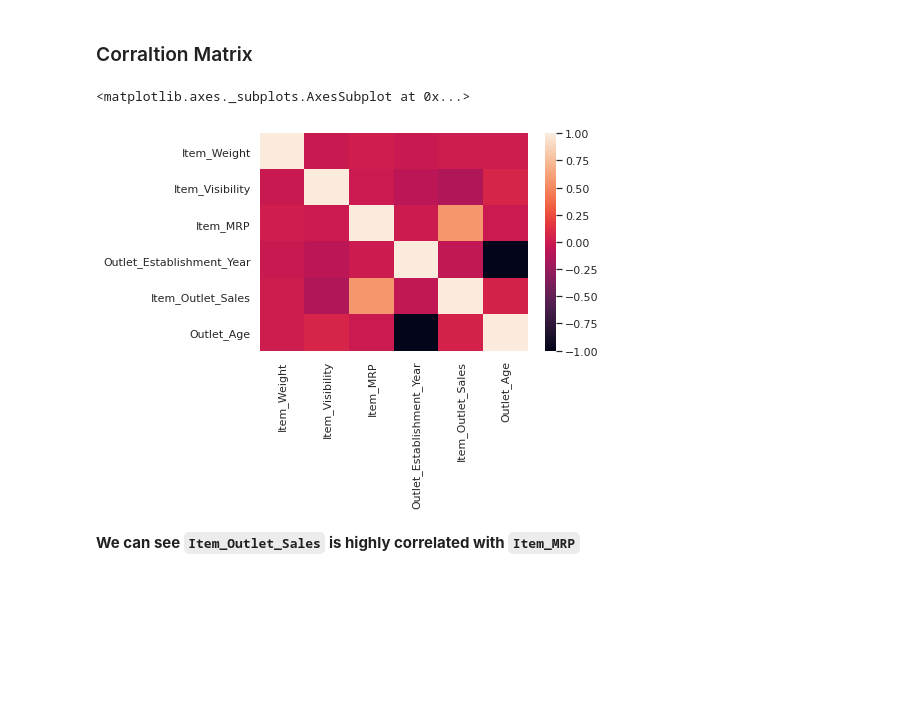
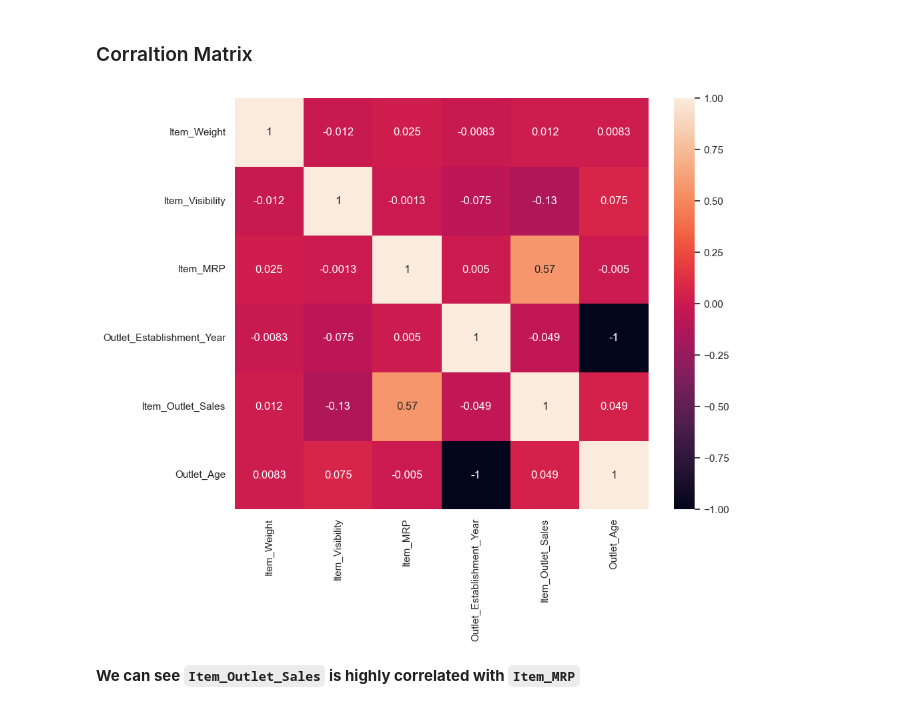
Before and after one commit to Imed-Ha/bigmart-sales-analysis-and-prediction, a Jupyter notebook: notebooks/de_bigmart_sales_data_analysis_and_prediction.ipynb, the cells around one changed output. Cells and saved outputs as stored; diff of their text form; code cells hidden in the pictures; blank space fills up the shorter version.

```diff
--- a/notebooks/de_bigmart_sales_data_analysis_and_prediction.ipynb
+++ b/notebooks/de_bigmart_sales_data_analysis_and_prediction.ipynb
@@ -563,12 +603,16 @@ plt.show()
 * Tier 2 and 3 are almost even being the highest in sales (2 is slightly larger).
 # %% [markdown]
 ### Corraltion Matrix
-# %%
-#plotting the correlation matrix
-sns.heatmap(tr_df.corr() ,cmap='rocket')
-# %% [output]
-<matplotlib.axes._subplots.AxesSubplot at 0x...>
-[figure, removed]
+# %%
+# Select only numeric columns for correlation
+numeric_columns = tr_df.select_dtypes(include=['float64', 'int64'])
+
+# Plotting the correlation matrix
+plt.figure(figsize=(10, 8))
+sns.heatmap(numeric_columns.corr(), cmap='rocket', annot=True)
+plt.show()
+# %% [output]
+[figure, added]
 # %% [markdown]
 **We can see `Item_Outlet_Sales` is highly correlated with `Item_MRP`**
 # %% [markdown]
```
Also changed, not shown: parts of 29 cells of this notebook, 2 other files.
